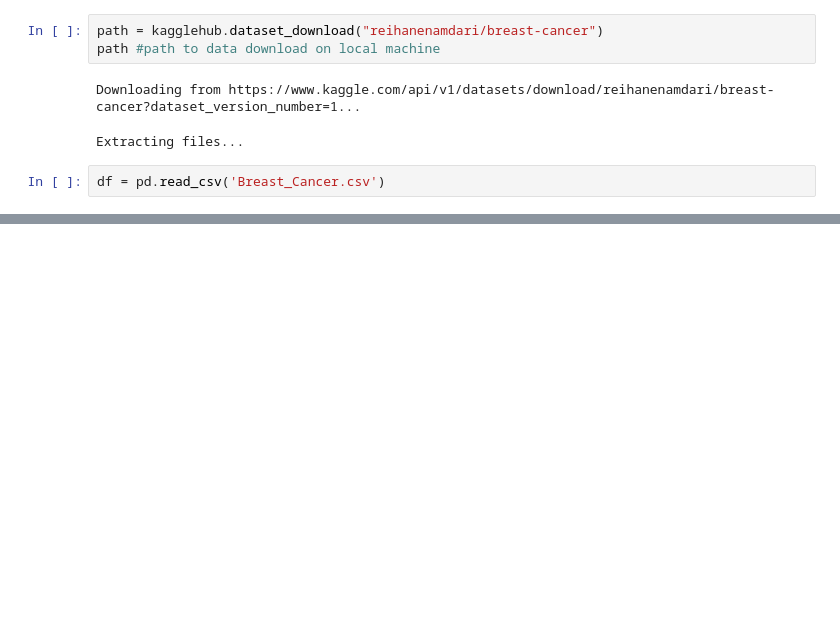
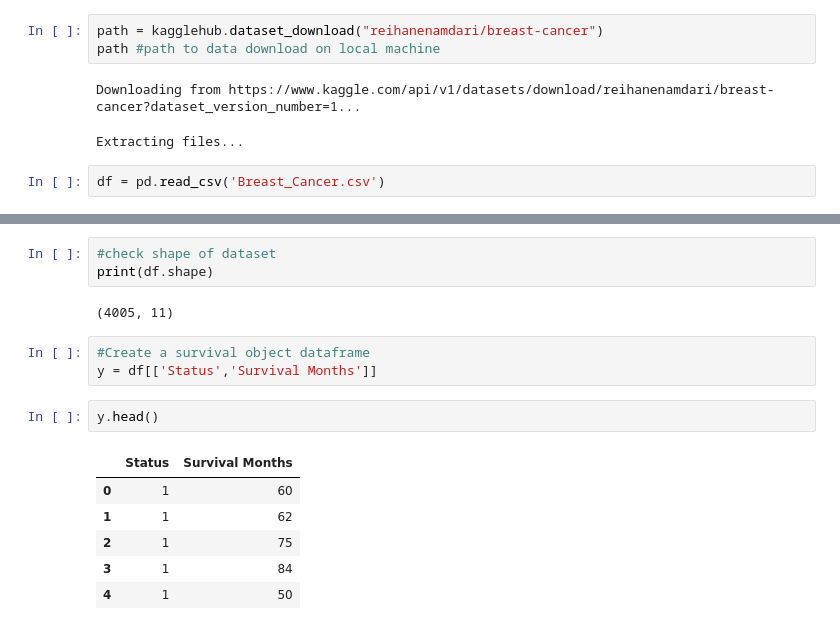
Before and after one commit to Diggy696/BreastCancerPrognosis, a Jupyter notebook: BreastCancerPrognosis.ipynb, the cells around one changed output, grey strips where cells are left out. Saved outputs shown, nothing was run; the diff lists cells and outputs as text; blank space fills up the shorter version.

```diff
--- a/BreastCancerPrognosis.ipynb
+++ b/BreastCancerPrognosis.ipynb
@@ -22,0 +48,17 @@ df.head()
+# %%
+#check shape of dataset
+print(df.shape)
+# %% [output]
+(4005, 11)
+# %%
+#Create a survival object dataframe
+y = df[['Status','Survival Months']]
+# %%
+y.head()
+# %% [output]
+|  | Status | Survival Months |
+| 0 | 1 | 60 |
+| 1 | 1 | 62 |
+| 2 | 1 | 75 |
+| 3 | 1 | 84 |
+| 4 | 1 | 50 |
```
Also changed, not shown: parts of 21 cells of this notebook.
